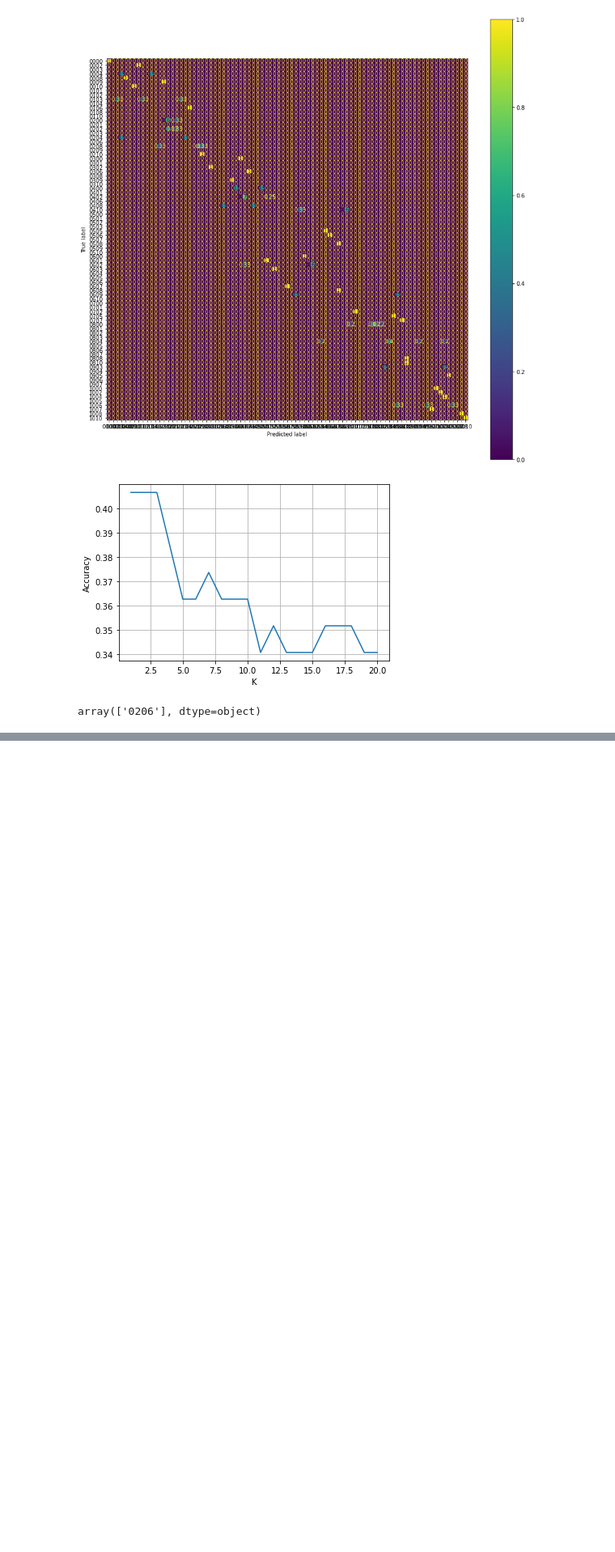
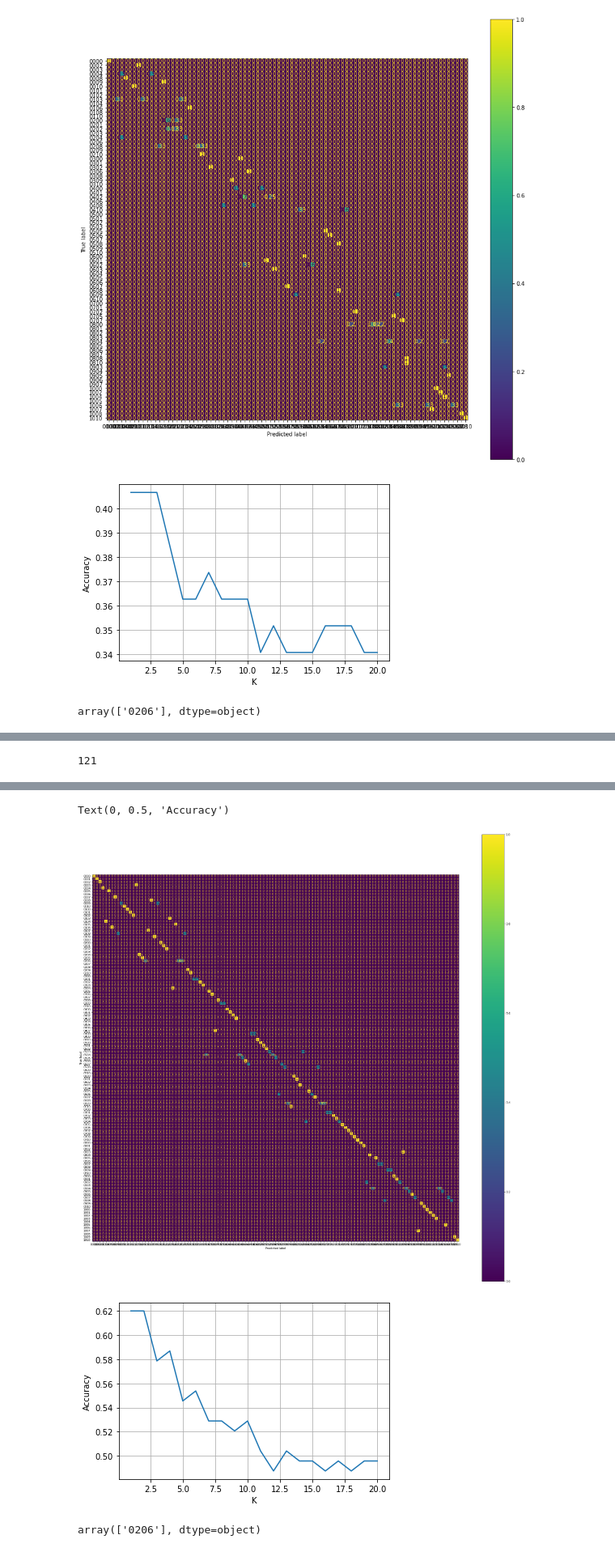
Before and after one commit to francesco-plt/finding-dory, a Jupyter notebook: localization.ipynb, the cells around one changed output, grey strips where cells are left out. Shown: that part at 81% size. Saved outputs shown, nothing was run; the diff lists cells and outputs as text; code cells hidden in the pictures; blank space fills up the shorter version.

Commit message:
Add KNN no test

```diff
--- a/localization.ipynb
+++ b/localization.ipynb
@@ -258,7 +263,7 @@ First we show the behaviour of a naive KNN based on even fingerprints alone. Aft
 # %% [markdown]
 We model the localization problem as a multiclass classification problem. We associate to each position a class and to each class al ground truth label. We build the labels with a simple bijective function `(int, int) -> str` based on the `(x,y)` positions of each fingerprint. This creates 36 distinct classes for our 180 fingerprints.
 # %%
-df_kn = df.copy().loc[:,df.columns != 'Euclidean Distance']
+df_kn = df.copy().drop(['Euclidean Distance','exp_id'], axis=1)
 
 # prepend one zero on coordinate label as needed
 def my_mapper(x):
@@ -353,7 +358,7 @@ This model selects the positon **(2,6)**
 # %% [markdown]
 To deal with missing data, we attempt to train a model over the data set of averages alone. This guarantees exactly one sample per position. This is bad from a theoretical ML perspective: after train/test split, some classes will have no representatives in the train or in the test set. Stratified sampling is also impossible.
 # %%
-df_kni = df_interpolation.copy().loc[:,df_interpolation.columns != 'Euclidean Distance']
+df_kni = df_interpolation.drop(['Euclidean Distance'], axis=1)
 
 # prepend one zero on coordinate label as needed
 def my_mapper(x):
@@ -428,8 +471,8 @@ This model selects the position **(2,6)**. This model should not be trusted.
 # %% [markdown]
 Now we try to use all data, original and augmented together, to train a finer KNN classifier able to identify both even and odd positions. This is once again not conform to ML theory, as some classes (odd positions) only have one sample in the original dataset, which exposes us to the same problem seen before. Furthermore, we introduce unbalance between representatives of different classes which is not relevant to the localization task.
 # %%
-df_knfi = df.copy().loc[:,df.columns != 'Euclidean Distance']
-df_knfi = pd.concat([df_knfi, df_interpolation.loc[:,df.columns != 'Euclidean Distance']])
+df_knfi = df.copy().drop(['Euclidean Distance','exp_id'], axis=1)
+df_knfi = pd.concat([df_knfi, df_interpolation.drop(['Euclidean Distance'], axis=1)])
 
 # prepend one zero on coordinate label as needed
 def my_mapper(x):
@@ -538,0 +668,38 @@ This model selects the position **(2,6)**. This moel should not be trusted.
+# %%
+scaler = StandardScaler()
+
+Y = df_kn['gt']
+X = df_kn.drop('gt',axis=1)
+
+X_norm = scaler.fit_transform(X)
+
+X_train, X_test, y_train, y_test = train_test_split(X_norm, Y, test_size=1./5., stratify=Y)
+
+print(len(y_test.unique()))
+# %% [output]
+121
+# %%
+ACCURACY = []
+MAX_K = 20 + 1
+
+for k in range(1,MAX_K):
+  knn = KNeighborsClassifier(n_neighbors=k, weights='distance')
+  knn.fit(X_train, y_train)
+  knn_predict = knn.predict(X_test)
+  accuracy = accuracy_score(y_test, knn_predict)
+  ACCURACY.append(accuracy)
+  print(accuracy)
+
+bestk = np.argmax(ACCURACY)+1
+knn = KNeighborsClassifier(n_neighbors=bestk, weights='distance', p=2)
+knn.fit(X_train, y_train)
+knn_predict = knn.predict(X_test)
+fig, ax = plt.subplots(figsize=(30, 30))
+ConfusionMatrixDisplay.from_predictions(knn_predict, y_test, ax=ax, normalize='true')
+
+fig = plt.figure()
+plt.plot(range(1,MAX_K),ACCURACY)
+plt.grid()
+plt.xlabel('K')
+plt.ylabel('Accuracy')
+# %% [output]
@@ -538,0 +726,7 @@ This model selects the position **(2,6)**. This moel should not be trusted.
+Text(0, 0.5, 'Accuracy')
+[figure, added]
+[figure, added]
+# %%
+knn.predict(Dory_RSSI_np.reshape(-1,6))
+# %% [output]
+array(['0206'], dtype=object)
```
Also changed, not shown: parts of 16 cells of this notebook.
